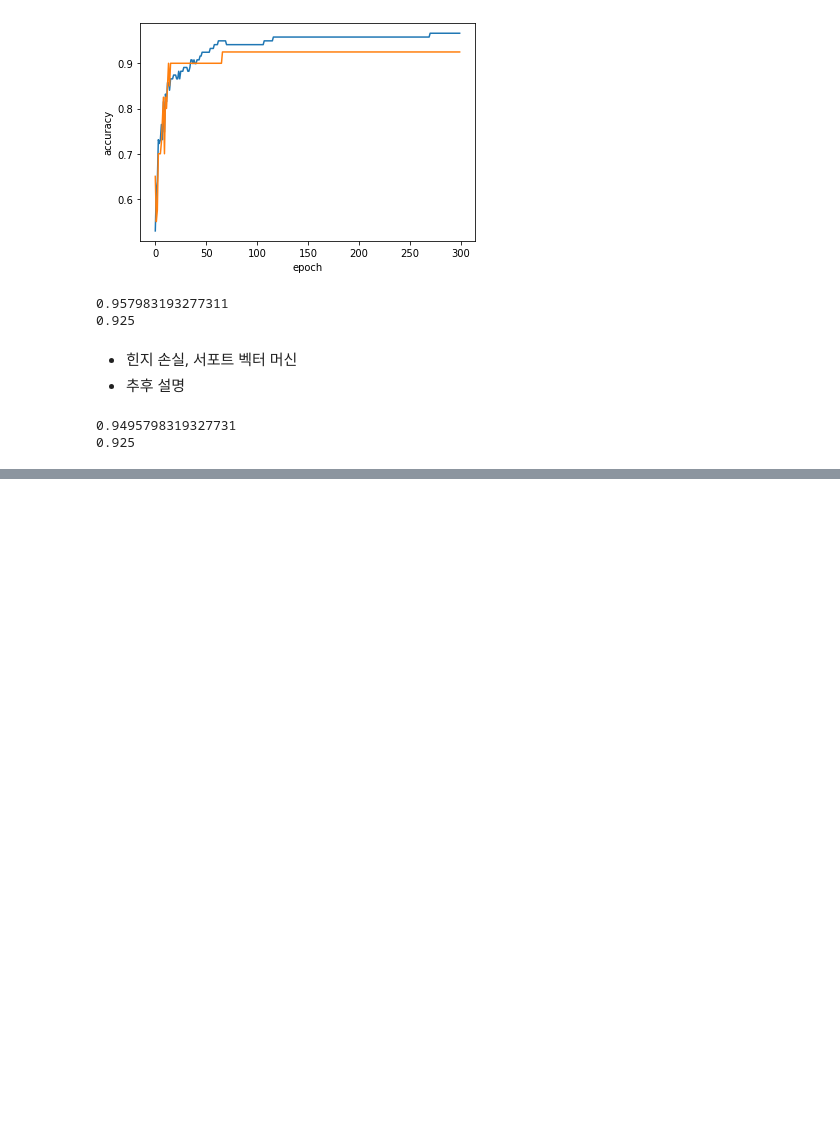
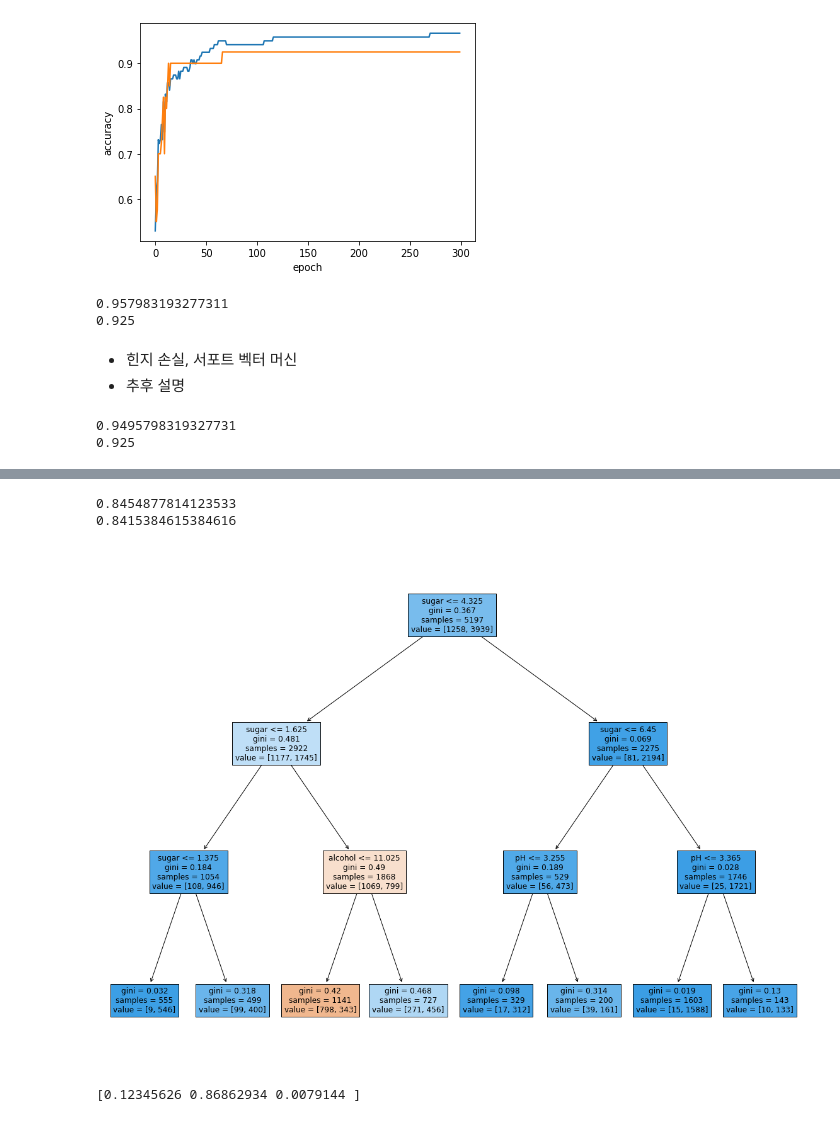
Before and after one commit to bravo-jino/Data-Science-Training, a Jupyter notebook: by_myself_ML&DL.ipynb, the cells around one changed output, grey strips where cells are left out. Cells and saved outputs as stored; diff of their text form; code cells hidden in the pictures; blank space fills up the shorter version.

```diff
--- a/by_myself_ML&DL.ipynb
+++ b/by_myself_ML&DL.ipynb
@@ -1175,0 +1326,22 @@ print(sc.score(test_scaled, test_target))
+# %%
+#표준화 하기 전 input 데이터로 훈련련
+dt = DecisionTreeClassifier(max_depth=3, random_state=42)
+dt.fit(train_input, train_target)
+print(dt.score(train_input, train_target))
+print(dt.score(test_input, test_target))
+# %% [output]
+0.8454877814123533
+0.8415384615384616
+# %%
+# plot_tree()로 그래프 그려보기
+plt.figure(figsize=(20,15))
+plot_tree(dt, filled=True, feature_names=['alcohol', 'sugar', 'pH'])
+plt.show()
+# %% [output]
+[figure, added]
+# %%
+#특정 중요도 확인하기
+#특성의 합은 1
+print(dt.feature_importances_)
+# %% [output]
+[0.12345626 0.86862934 0.0079144 ]
```
Also changed, not shown: parts of 20 cells of this notebook.
